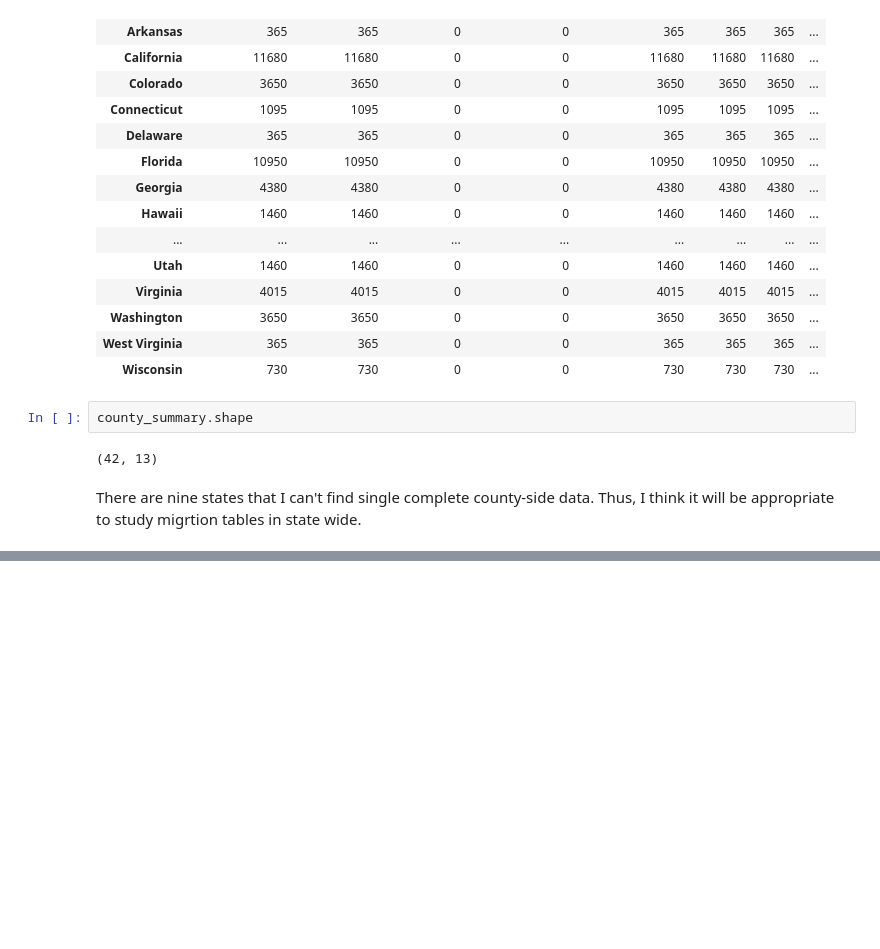
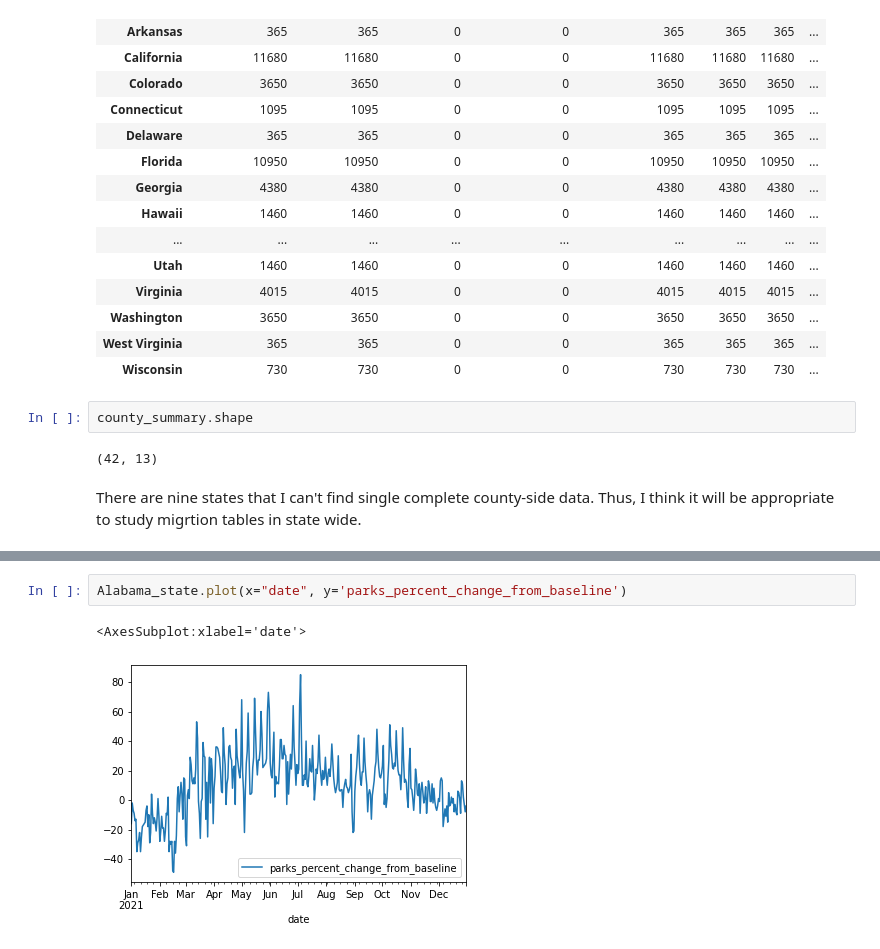
Before and after one commit to linhdinh1989/DS4AW_project, a Jupyter notebook: data_cleaning/preprocessing_mobility_reports.ipynb, the cells around one changed output, grey strips where cells are left out. Saved outputs shown, nothing was run; the diff lists cells and outputs as text; blank space fills up the shorter version.

```diff
--- a/data_cleaning/preprocessing_mobility_reports.ipynb
+++ b/data_cleaning/preprocessing_mobility_reports.ipynb
@@ -234,0 +285,5 @@ There are nine states that I can't find single complete county-side data. Thus,
+# %%
+Alabama_state.plot(x="date", y='parks_percent_change_from_baseline')
+# %% [output]
+<AxesSubplot:xlabel='date'>
+[figure, added]
```
Also changed, not shown: parts of 25 cells of this notebook.
